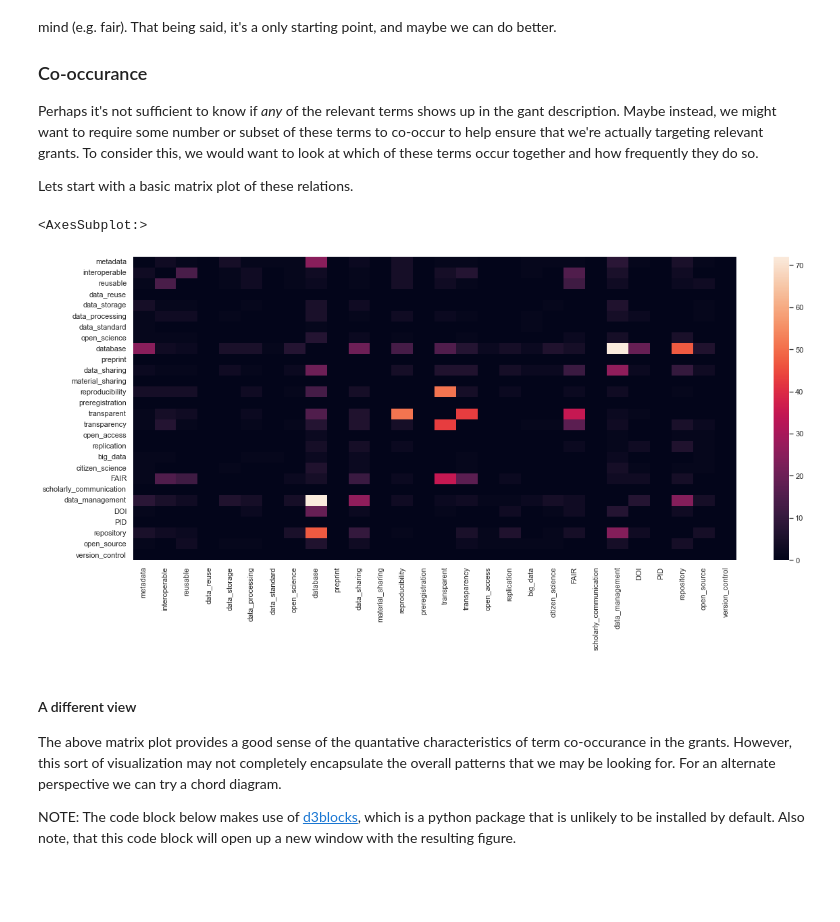
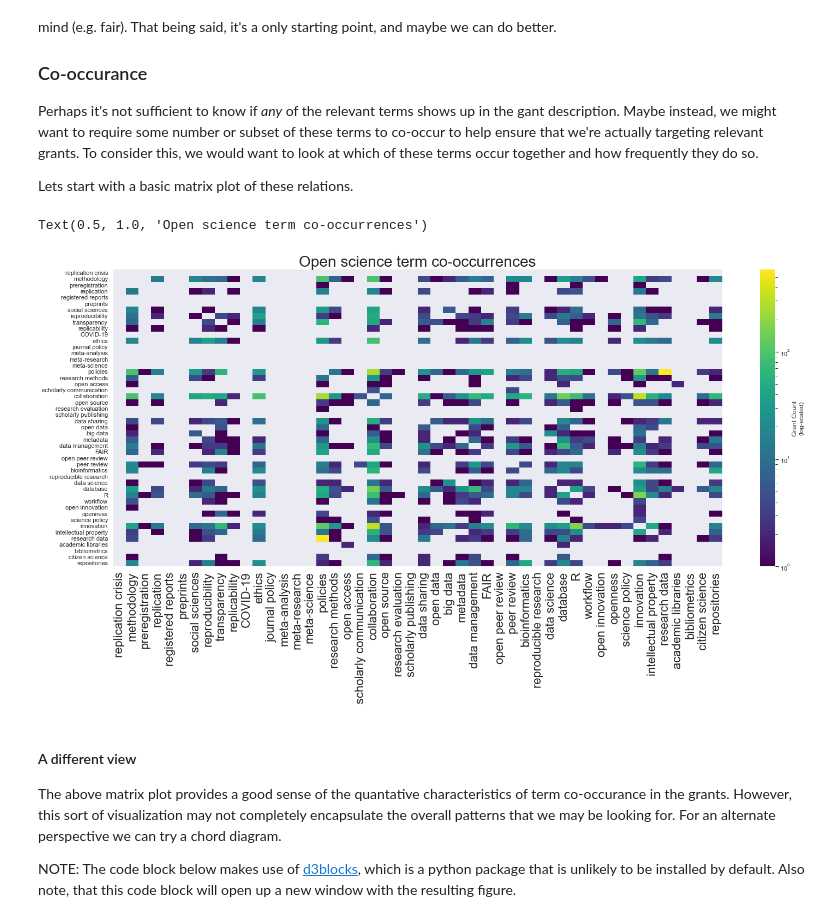
Before and after one commit to DanNBullock/USG_grants_crawl, a Jupyter notebook: GrantsDotGov_Open_Science_Overview.ipynb, the cells around one changed output. Cells and saved outputs as stored; diff of their text form; code cells hidden in the pictures; blank space fills up the shorter version.

```diff
--- a/GrantsDotGov_Open_Science_Overview.ipynb
+++ b/GrantsDotGov_Open_Science_Overview.ipynb
@@ -84,7 +116,7 @@ import seaborn as sns
 import itertools
 import pandas as pd
 import matplotlib.pyplot as plt
-import re
+
 
 # open the keywords file
 with open('keywords.txt', 'r') as f:
@@ -92,6 +124,13 @@ with open('keywords.txt', 'r') as f:
 
 # split it into a list.  Each term is kept on a separate line
 keywords=keywords.split('\n')
+
+inputKeywords=pd.read_csv('OSterms_LeeChung2022.csv')
+print(inputKeywords)
+
+# split it into a list.  Each term is kept on a separate line
+keywords=inputKeywords['terms'].tolist()
+keywords.remove('research')
 
 # create a dictionary which will be saved as a json, so that you don't have to do this each time
 grantFindsOut={}
@@ -132,9 +171,9 @@ import seaborn as sns
 keywordHistDF=pd.DataFrame(data=keywordCountVec, columns=['keyword'])
 #keywordHistDF.loc[0:10]=[len(grantFindsOut[iKeyword]) for iKeyword in grantFindsOut.keys()]
 #keywordHistDF
-sns.set(rc={'figure.figsize':(20,8.27)})
+sns.set(rc={'figure.figsize':(25,10)})
 ax=sns.countplot(keywordCountVec)
-ax.set_xticklabels(ax.get_xticklabels(), rotation=40, ha="right",rotation_mode='anchor',fontsize=20)
+ax.set_xticklabels(ax.get_xticklabels(), rotation=50, ha="right",rotation_mode='anchor',fontsize=18, linespacing=.8)
 #ax.set_yticklabels(ax.get_yticklabels(),fontsize=20)
 ax.tick_params(axis='both', which='major', pad=0)
 plt.tight_layout()
@@ -154,6 +210,7 @@ Lets start with a basic matrix plot of these relations.
 # %%
 import numpy as np
 import copy
+from matplotlib.colors import LogNorm
 # ok, lets create a matrix that holds co-occurance data
 # let's start by making a blank matrix to hold the data
 connectivityMatrix=np.zeros((len(keywords),len(keywords)), dtype=np.int32())
@@ -169,41 +226,44 @@ lowerTriList=[[lowerTriIndices[0][iIndex],lowerTriIndices[1][iIndex]] for iIndex
 for iIndexX, iKeywordsX in enumerate(keywords):
     for iIndexY, iKeywordsY in enumerate(keywords):
         # get the values for each "node" (e.g. the grant IDs for each keyword)
-        IDsX=grantFindsOut[iKeywordsX]
-        IDsY=grantFindsOut[iKeywordsY]
+        IDsX=grantFindsOut[iKeywordsX.replace(' ','_')]
+        IDsY=grantFindsOut[iKeywordsY.replace(' ','_')]
         # find the intersection
         intersectionGrants=list(set(IDsX) & set(IDsY))
         # find the size of that intersection
         sharedGrantNum=len(intersectionGrants)
         connectivityMatrix[iIndexX,iIndexY]=sharedGrantNum
         # do components for dataframe
 
         if not [iIndexX,iIndexY] in lowerTriList:
             print
 
             if iKeywordsX==iKeywordsY:
                 # half it for the visualization for self connections
                 #dfRowContent=[iKeywordsX, iKeywordsY, np.divide(sharedGrantNum,2).astype(np.int32)]
                 # or set it to zero
                 dfRowContent=[iKeywordsX + ' (' + str(len(IDsX)) + ')', iKeywordsY + ' (' + str(len(IDsY)) + ')' , 0]
             else:
                 dfRowContent=[iKeywordsX + ' (' + str(len(IDsX)) + ')', iKeywordsY + ' (' + str(len(IDsY)) + ')', sharedGrantNum]
             dfRowContentAll.append(dfRowContent)
 
 flatConMatrix=pd.DataFrame(data=dfRowContentAll, columns=['keyword1','keyword2','value'])
 
 # mask out the diagonal so it doesn't overwhelm the plot
 diagonalMask=np.eye(len(keywords),dtype=bool)
 # copy the matrix so it can be modified
 plotMatrix=copy.deepcopy(connectivityMatrix)
 # set the diagonal to zero
 plotMatrix[diagonalMask]=np.zeros(len(keywords))
+# replace zero with empty, to clean up plot
 
 
-sns.heatmap(data=plotMatrix,yticklabels=keywords,xticklabels=keywords)
+sns.heatmap(data=plotMatrix,yticklabels=keywords,xticklabels=keywords,cmap='viridis',norm=LogNorm(),cbar_kws={'label': 'Grant Count\n(log-scaled)'})
+plt.gcf().get_axes()[0].set_xticklabels(plt.gcf().get_axes()[0].get_xticklabels(), fontsize=22)
+plt.gcf().get_axes()[0].set_title('Open science term co-occurrences',fontsize=28)
 # %% [output]
-<AxesSubplot:>
+Text(0.5, 1.0, 'Open science term co-occurrences')
-[figure, old version]
+[figure, new version]
 # %% [markdown]
 #### A different view
 
```
Also changed, not shown: parts of 4 cells of this notebook, 3 other files.
